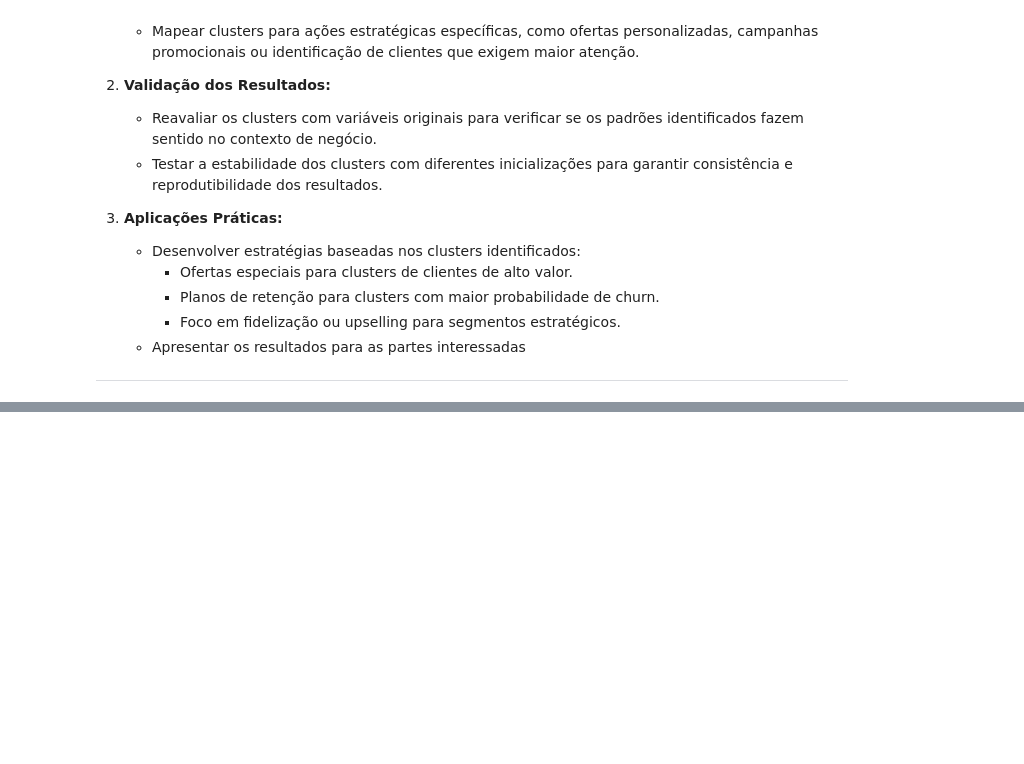
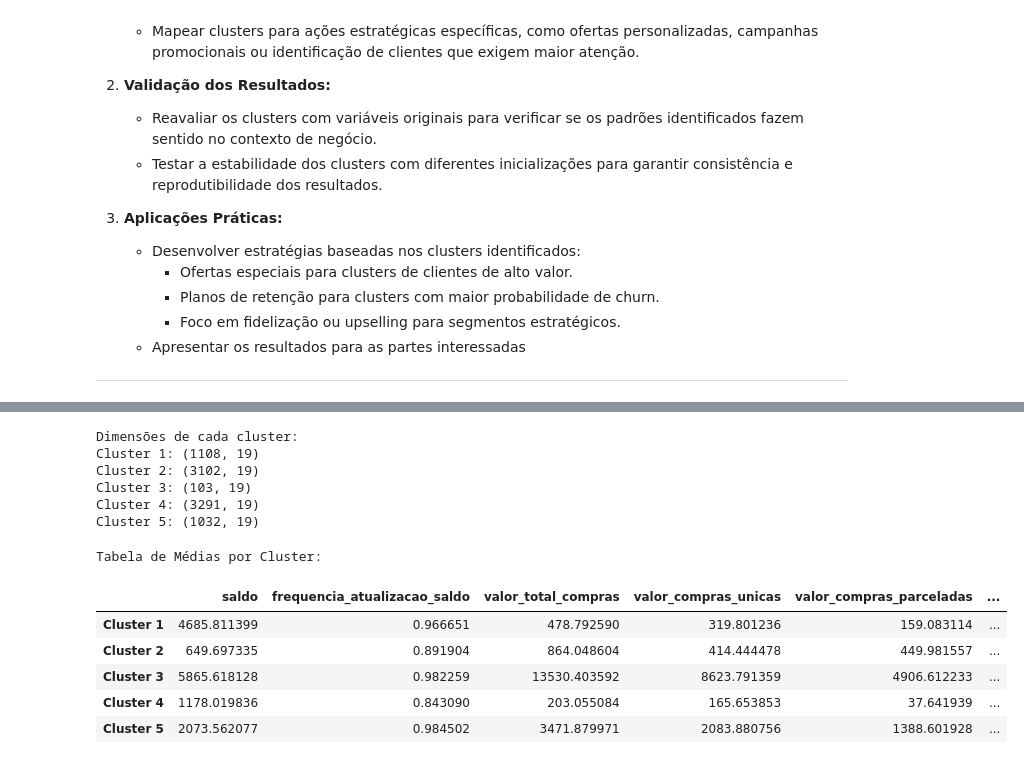
Before and after one commit to tnleite/credit-card-customer-clustering, a Jupyter notebook: 02-Analise/credit-card-customer-clustering.ipynb, the cells around one changed output, grey strips where cells are left out. Cells and saved outputs as stored; diff of their text form; code cells hidden in the pictures; blank space fills up the shorter version.

```diff
--- a/02-Analise/credit-card-customer-clustering.ipynb
+++ b/02-Analise/credit-card-customer-clustering.ipynb
@@ -1812,0 +1784,76 @@ Cluster 5: (1032, 19)
+# %%
+# -----------------------------------------------
+# Salvando os Dados de Cada Cluster em Variáveis
+# -----------------------------------------------
+
+# Separando os dados por cluster em variáveis específicas
+cluster_1 = df_completo_clusters[df_completo_clusters['cluster'] == 1]
+cluster_2 = df_completo_clusters[df_completo_clusters['cluster'] == 2]
+cluster_3 = df_completo_clusters[df_completo_clusters['cluster'] == 3]
+cluster_4 = df_completo_clusters[df_completo_clusters['cluster'] == 4]
+cluster_5 = df_completo_clusters[df_completo_clusters['cluster'] == 5]
+
+# Exibindo as dimensões de cada cluster
+print("\nDimensões de cada cluster:")
+print(f"Cluster 1: {cluster_1.shape}")
+print(f"Cluster 2: {cluster_2.shape}")
+print(f"Cluster 3: {cluster_3.shape}")
+print(f"Cluster 4: {cluster_4.shape}")
+print(f"Cluster 5: {cluster_5.shape}")
+# %% [output]
+Dimensões de cada cluster:
+Cluster 1: (1108, 19)
+Cluster 2: (3102, 19)
+Cluster 3: (103, 19)
+Cluster 4: (3291, 19)
+Cluster 5: (1032, 19)
+# %%
+# ----------------------------------------------------------
+# Cálculo das Médias por Cluster para as variáveis
+# ----------------------------------------------------------
+
+# Lista de variáveis a serem analisadas (ajuste conforme necessário)
+# Essas variáveis são as que serão analisadas para calcular a média em cada cluster
+variaveis = ['saldo', 'frequencia_atualizacao_saldo', 'valor_total_compras', 'valor_compras_unicas',
+             'valor_compras_parceladas', 'valor_adiantamento_dinheiro', 'frequencia_compras',
+             'frequencia_compras_unicas', 'frequencia_compras_parceladas', 'frequencia_adiantamento_dinheiro',
+             'numero_transacoes_adiantamento_dinheiro', 'numero_transacoes_compras', 'limite_credito',
+             'valor_pagamentos', 'valor_minimo_pagamentos', 'percentual_pagamento_integral', 'tempo_servico']
+
+# Criando um dicionário para armazenar os clusters, cada cluster representado por seu respectivo DataFrame
+# A variável 'clusters' contém os 5 clusters já atribuídos com seus respectivos dados.
+clusters = {
+    1: cluster_1,  # Substitua 'cluster_1' pelo DataFrame real
+    2: cluster_2,  # Substitua 'cluster_2' pelo DataFrame real
+    3: cluster_3,  # Substitua 'cluster_3' pelo DataFrame real
+    4: cluster_4,  # Substitua 'cluster_4' pelo DataFrame real
+    5: cluster_5   # Substitua 'cluster_5' pelo DataFrame real
+}
+
+# Lista para armazenar as médias de cada cluster para cada variável
+medias_clusters = {}
+
+# Calculando a média para cada variável por cluster
+# O loop percorre cada cluster, calcula a média das variáveis e armazena no dicionário 'medias_clusters'
+for cluster_id, cluster_data in clusters.items():
+    medias_clusters[cluster_id] = cluster_data[variaveis].mean()
+
+# Convertendo os resultados das médias para um DataFrame para facilitar a visualização em tabela
+# Transpondo o DataFrame para que os clusters apareçam nas linhas e as variáveis nas colunas
+medias_df = pd.DataFrame(medias_clusters).T  # Transpondo para ter os clusters nas linhas
+
+# Renomeando o índice do DataFrame para 'Cluster 1', 'Cluster 2', etc., para melhor identificação
+medias_df.index = [f'Cluster {i}' for i in range(1, 6)]
+
+# Exibindo a tabela com as médias
+# Essa tabela facilita a comparação das características centrais de cada cluster
+print("Tabela de Médias por Cluster:")
+medias_df
+# %% [output]
+Tabela de Médias por Cluster:
+|  | saldo | frequencia_atualizacao_saldo | valor_total_compras | valor_compras_unicas | valor_compras_parceladas | ... |
+| Cluster 1 | 4685.811399 | 0.966651 | 478.792590 | 319.801236 | 159.083114 | ... |
+| Cluster 2 | 649.697335 | 0.891904 | 864.048604 | 414.444478 | 449.981557 | ... |
+| Cluster 3 | 5865.618128 | 0.982259 | 13530.403592 | 8623.791359 | 4906.612233 | ... |
+| Cluster 4 | 1178.019836 | 0.843090 | 203.055084 | 165.653853 | 37.641939 | ... |
+| Cluster 5 | 2073.562077 | 0.984502 | 3471.879971 | 2083.880756 | 1388.601928 | ... |
```
Also changed, not shown: parts of 15 cells of this notebook.
